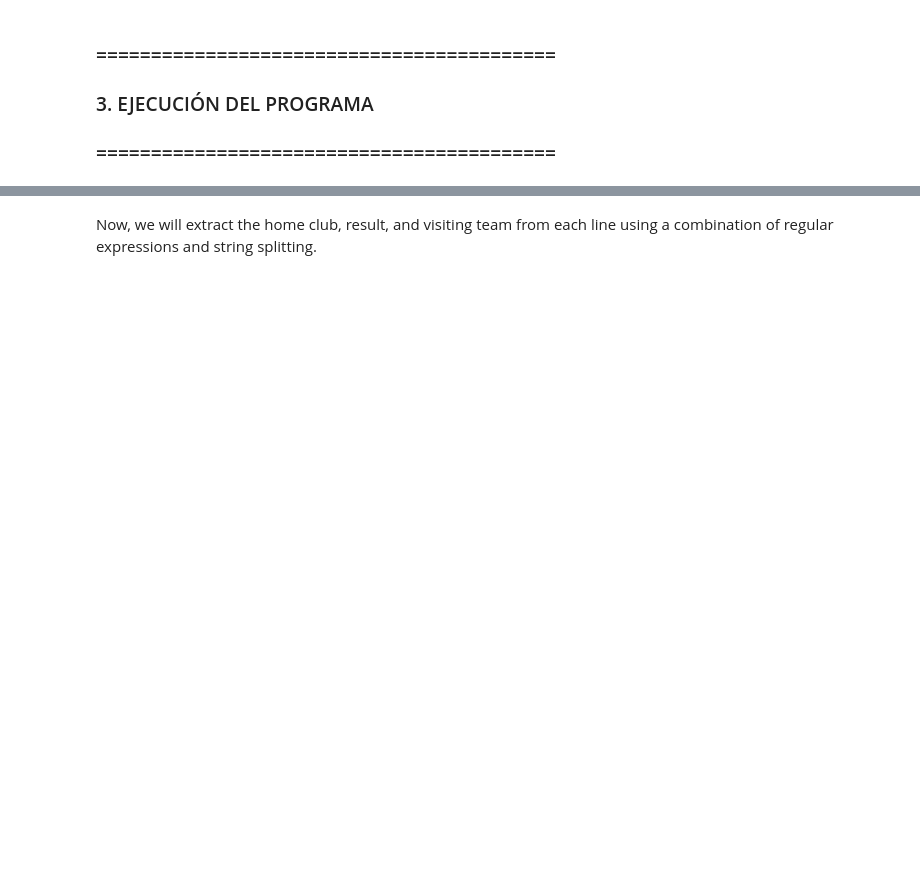
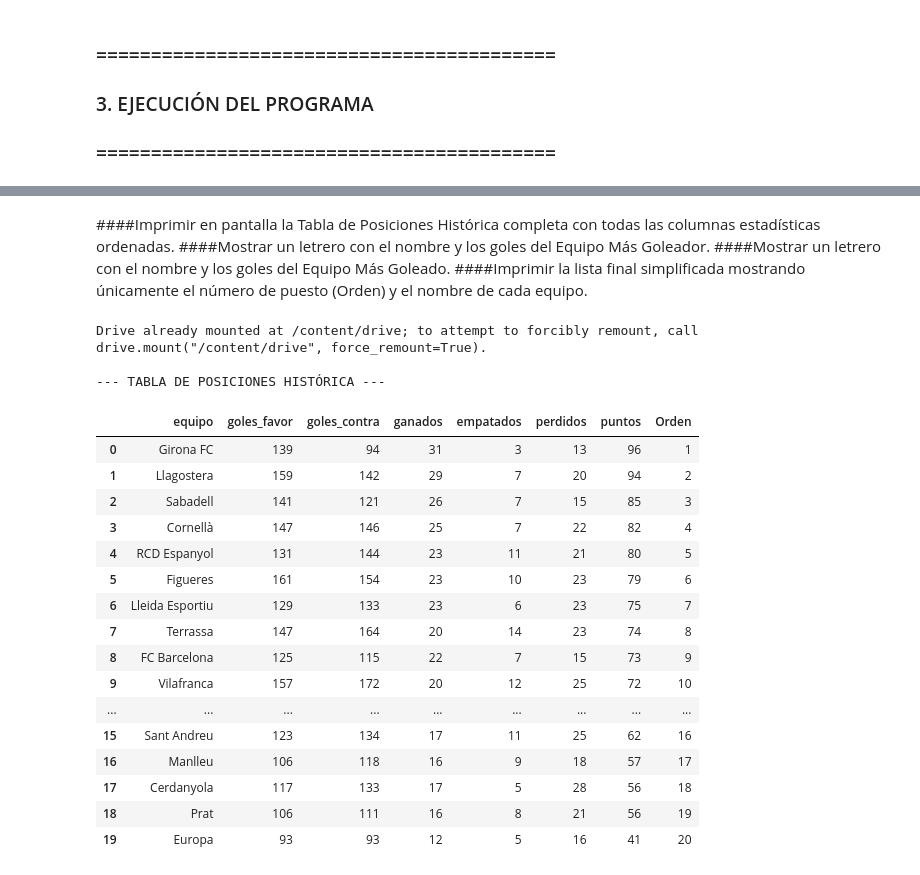
Before and after one commit to osleysorio/itacedemy_repo1_osley, a Jupyter notebook: sprint 7/ejercicio2_n3_python.ipynb, the cells around one changed output, grey strips where cells are left out. Cells and saved outputs as stored; diff of their text form; code cells hidden in the pictures; blank space fills up the shorter version.

```diff
--- a/sprint 7/ejercicio2_n3_python.ipynb
+++ b/sprint 7/ejercicio2_n3_python.ipynb
@@ -81,0 +156,8 @@ def procesar_datos_deportivos(ruta_archivo):
+# %%
+def obtener_equipo_mas_goleador(df_clasificacion_final):
+
+    if df_clasificacion_final.empty:
+        return "No hay datos de clasificación para determinar el equipo más goleador."
+
+    equipo_mas_goleador = df_clasificacion_final.loc[df_clasificacion_final['goles_favor'].idxmax()]
+    return equipo_mas_goleador[['equipo', 'goles_favor']]
@@ -82,3 +174,11 @@ def procesar_datos_deportivos(ruta_archivo):
+# %%
+def obtener_equipo_mas_goleador(df_clasificacion_final):
+
+    if df_clasificacion_final.empty:
+        return "No hay datos de clasificación para determinar el equipo más goleado."
+
+    equipo_mas_goleador = df_clasificacion_final.loc[df_clasificacion_final['goles_contra'].idxmax()]
+    return equipo_mas_goleador[['equipo', 'goles_contra']]
 # %% [markdown]
 ### ==========================================
 ### 3. EJECUCIÓN DEL PROGRAMA
@@ -117,2 +186,59 @@ guardarlos en un lista o dataframe
-# %% [markdown]
-Now, we will extract the home club, result, and visiting team from each line using a combination of regular expressions and string splitting.
+# %% [markdown]
+####Imprimir en pantalla la Tabla de Posiciones Histórica completa con todas las columnas estadísticas ordenadas.
+####Mostrar un letrero con el nombre y los goles del Equipo Más Goleador.
+####Mostrar un letrero con el nombre y los goles del Equipo Más Goleado.
+####Imprimir la lista final simplificada mostrando únicamente el número de puesto (Orden) y el nombre de cada equipo.
+# %%
+# ==========================================
+# 3. EJECUCIÓN DEL PROGRAMA
+# ==========================================
+
+# Conectar almacenamiento
+conectar_drive()
+
+# Definir ruta y procesar origen de datos
+ruta_historico = '/content/drive/MyDrive/Colab Notebooks/historic partits.txt'
+df_partidos = procesar_datos_deportivos(ruta_historico)
+
+# Generar la tabla de clasificación final
+df_clasificacion_final = generar_tabla_posiciones_completa(df_partidos)
+
+# Generar tabla con número de orden (Movido aquí para evitar NameError)
+df_clasificacion_final['Orden'] = df_clasificacion_final.index + 1
+df_clasificacion_con_orden = df_clasificacion_final[['Orden', 'equipo']]
+
+# Desplegar resultados
+print("\n--- TABLA DE POSICIONES HISTÓRICA ---")
+display(df_clasificacion_final)
+
+print("\n--- Equipo Más Goleador ---")
+equipo_goleador = obtener_equipo_mas_goleador(df_clasificacion_final)
+print(equipo_goleador)
+
+print("\n--- Equipo Más Goleado (Más Goles en Contra) ---")
+equipo_goleado_contra = obtener_equipo_mas_goleado(df_clasificacion_final)
+print(equipo_goleado_contra)
+
+print("\n--- TABLA DE CLASIFICACIÓN CON NÚMERO DE ORDEN ---")
+print(df_clasificacion_con_orden.to_string(index=False))
+# %% [output]
+Drive already mounted at /content/drive; to attempt to forcibly remount, call drive.mount("/content/drive", force_remount=True).
+
+--- TABLA DE POSICIONES HISTÓRICA ---
+|  | equipo | goles_favor | goles_contra | ganados | empatados | perdidos | puntos | Orden |
+| 0 | Girona FC | 139 | 94 | 31 | 3 | 13 | 96 | 1 |
+| 1 | Llagostera | 159 | 142 | 29 | 7 | 20 | 94 | 2 |
+| 2 | Sabadell | 141 | 121 | 26 | 7 | 15 | 85 | 3 |
+| 3 | Cornellà | 147 | 146 | 25 | 7 | 22 | 82 | 4 |
+| 4 | RCD Espanyol | 131 | 144 | 23 | 11 | 21 | 80 | 5 |
+| 5 | Figueres | 161 | 154 | 23 | 10 | 23 | 79 | 6 |
+| 6 | Lleida Esportiu | 129 | 133 | 23 | 6 | 23 | 75 | 7 |
+| 7 | Terrassa | 147 | 164 | 20 | 14 | 23 | 74 | 8 |
+| 8 | FC Barcelona | 125 | 115 | 22 | 7 | 15 | 73 | 9 |
+| 9 | Vilafranca | 157 | 172 | 20 | 12 | 25 | 72 | 10 |
+| ... | ... | ... | ... | ... | ... | ... | ... | ... |
+| 15 | Sant Andreu | 123 | 134 | 17 | 11 | 25 | 62 | 16 |
+| 16 | Manlleu | 106 | 118 | 16 | 9 | 18 | 57 | 17 |
+| 17 | Cerdanyola | 117 | 133 | 17 | 5 | 28 | 56 | 18 |
+| 18 | Prat | 106 | 111 | 16 | 8 | 21 | 56 | 19 |
+| 19 | Europa | 93 | 93 | 12 | 5 | 16 | 41 | 20 |
```
Also changed, not shown: parts of 16 cells of this notebook.
